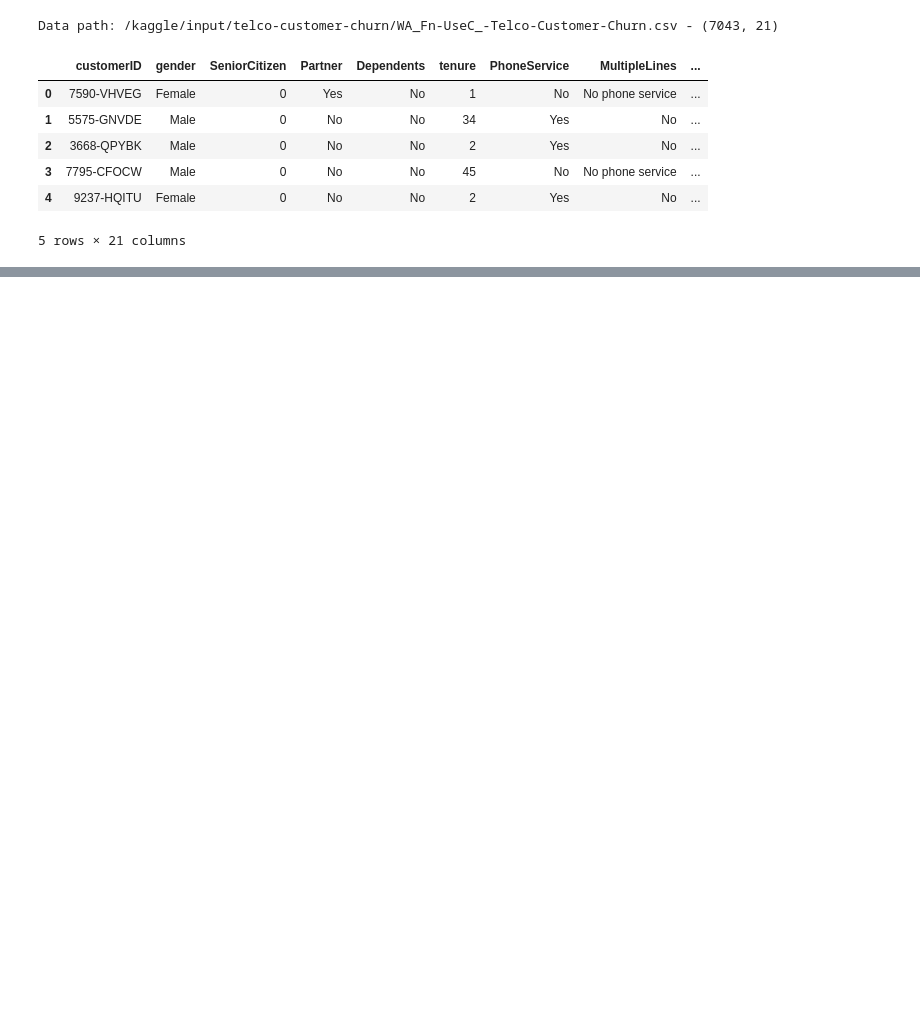
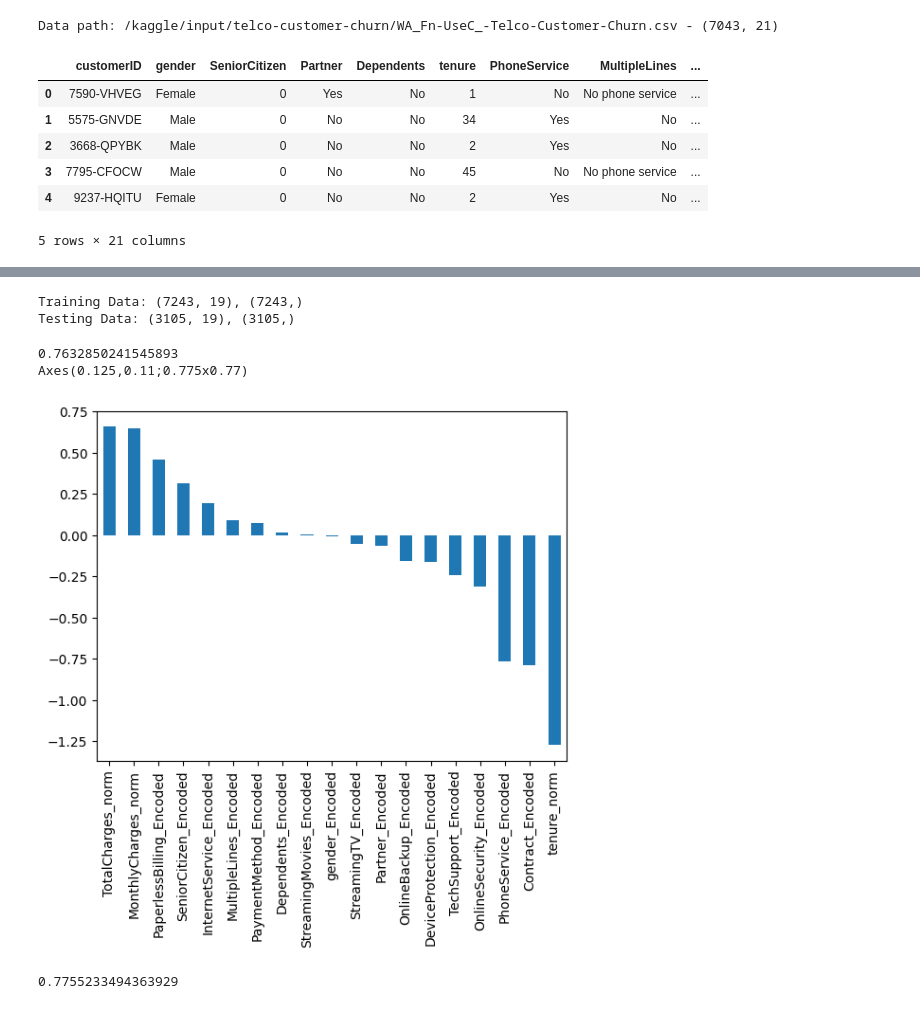
Before and after one commit to chanonchacharu/DM-TelcoChurnPrediction, a Jupyter notebook: churn-prediction-des434-data-analysis-and-ml.ipynb, the cells around one changed output, grey strips where cells are left out. Drawn from its saved outputs; the diff is of its cells as text; code cells hidden in the pictures; blank space fills up the shorter version.

```diff
--- a/churn-prediction-des434-data-analysis-and-ml.ipynb
+++ b/churn-prediction-des434-data-analysis-and-ml.ipynb
@@ -112,0 +255,45 @@ categorical_df = 'IDK'
+# %%
+from sklearn.model_selection import train_test_split
+
+X_upsample_temp = X_upsample.drop('Churn_Encoded', axis=1)
+X_final = X_upsample_temp.values
+y_final = X_upsample['Churn_Encoded'].values
+
+X_train, X_test, y_train, y_test = train_test_split(X_final, y_final, test_size=0.3, random_state=0)
+print(f'Training Data: {X_train.shape}, {y_train.shape}\nTesting Data: {X_test.shape}, {y_test.shape}')
+# %% [output]
+Training Data: (7243, 19), (7243,)
+Testing Data: (3105, 19), (3105,)
+# %%
+from sklearn.linear_model import LogisticRegression
+from sklearn.metrics import accuracy_score
+
+model = LogisticRegression()
+result = model.fit(X_train, y_train)
+
+prediction_test = model.predict(X_test)
+print(accuracy_score(y_test, prediction_test))
+
+weights = pd.Series(model.coef_[0], index=X_upsample_temp.columns.values)
+print (weights.sort_values(ascending = False).plot(kind='bar'))
+# %% [output]
+0.7632850241545893
+Axes(0.125,0.11;0.775x0.77)
+[figure, added]
+# %%
+from sklearn.ensemble import RandomForestClassifier
+
+model_rf = RandomForestClassifier(
+    n_estimators=1000 ,
+    oob_score = True,
+    n_jobs = -1,
+    random_state = 0,
+    max_features = "auto",
+    max_leaf_nodes = 30
+)
+
+model_rf.fit(X_train, y_train)
+prediction_test = model_rf.predict(X_test)
+print (accuracy_score(y_test, prediction_test))
+# %% [output]
+0.7755233494363929
```
Also changed, not shown: parts of 22 cells of this notebook.
